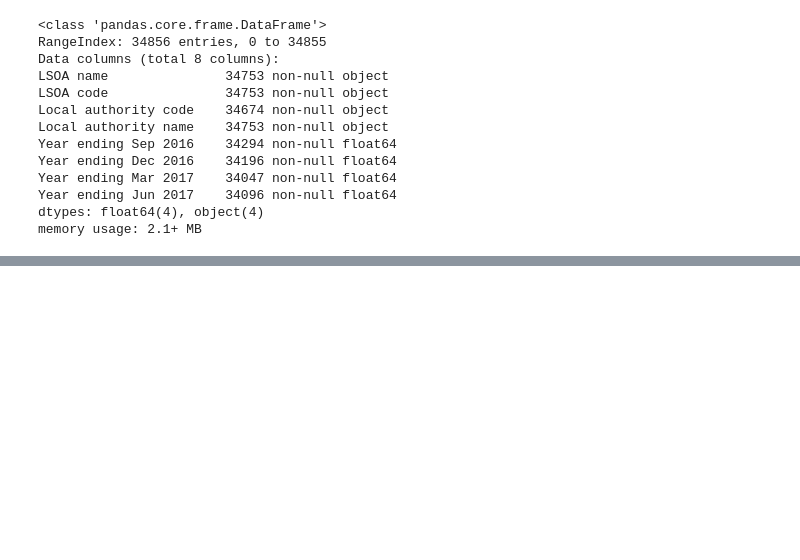
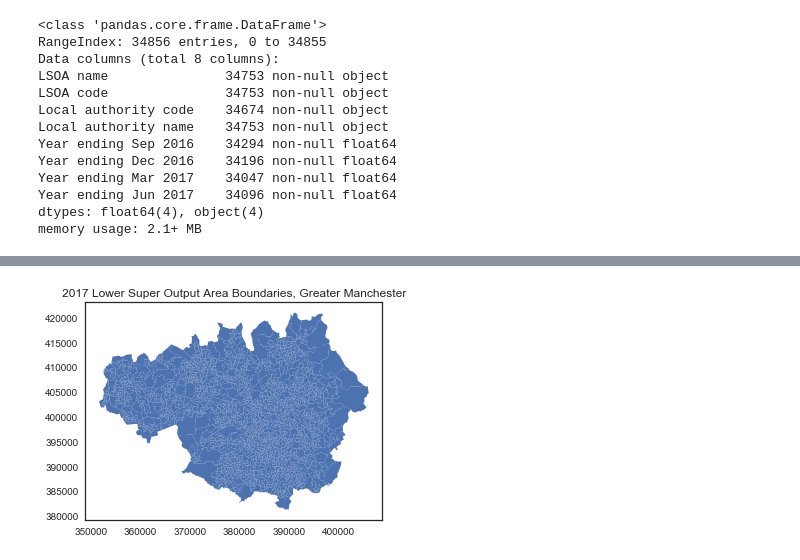
Before and after one commit to jendmurphy/ENVS615-Analysis-of-Human-Dynamics, a Jupyter notebook: Liverpool Data Module.ipynb, the cells around one changed output, grey strips where cells are left out. Drawn from its saved outputs; the diff is of its cells as text; code cells hidden in the pictures; blank space fills up the shorter version.

```diff
--- a/Liverpool Data Module.ipynb
+++ b/Liverpool Data Module.ipynb
@@ -8,14 +43,22 @@ A computational essay
 # %%
+%matplotlib inline
 #  Use matplotlib magic to ensure that plots render inline and are saved as part of this notebook
-%matplotlib inline
 
-#  Import packages, and assign alias as given by convention
+#  Import packages, and assign alias
 import numpy as np
 import pandas as pd
-import shapely
 import random
-import matplotlib as plt
-import geopandas as geo
-import requests
+import matplotlib.pyplot as plt
+import geopandas as gpd
 import seaborn as sns
-import json
+
+import statsmodels.formula.api as sm
+
+from sklearn.utils import shuffle
+from sklearn import model_selection
+from sklearn import metrics, cluster
+from sklearn import preprocessing
+from sklearn.decomposition import PCA
+
+#  Set seaborn defaults for plots
+sns.set_style("white")
@@ -248,0 +278,13 @@ wider.head()
+# %%
+#  Read in geographical data file - LSOA
+lsoa = gpd.read_file('shape/E37000015_domain.shp')
+
+#  Rename LSOA code column to homogenise between datasets.
+lsoa.rename(columns={'lsoa11cd': 'LSOA code'}, inplace = True)
+
+#  View the geographical file as a plot
+lsoa.plot();
+plt.title('2017 Lower Super Output Area Boundaries, Greater Manchester');
+plt.show()
+# %% [output]
+[figure, added]
```
Also changed, not shown: parts of 113 cells of this notebook.
